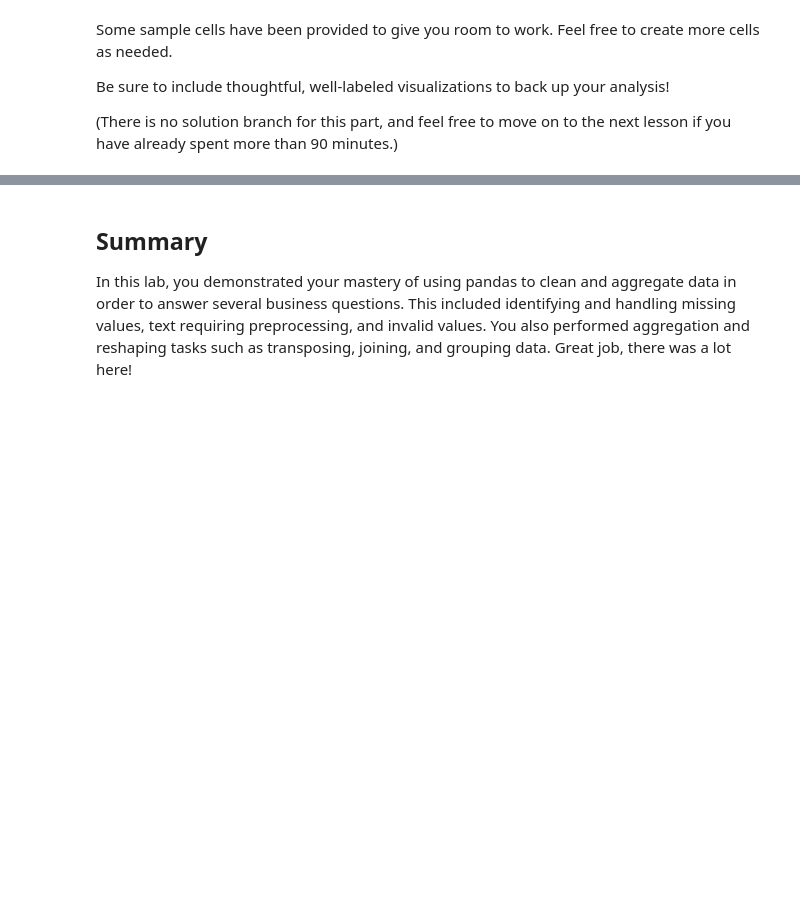
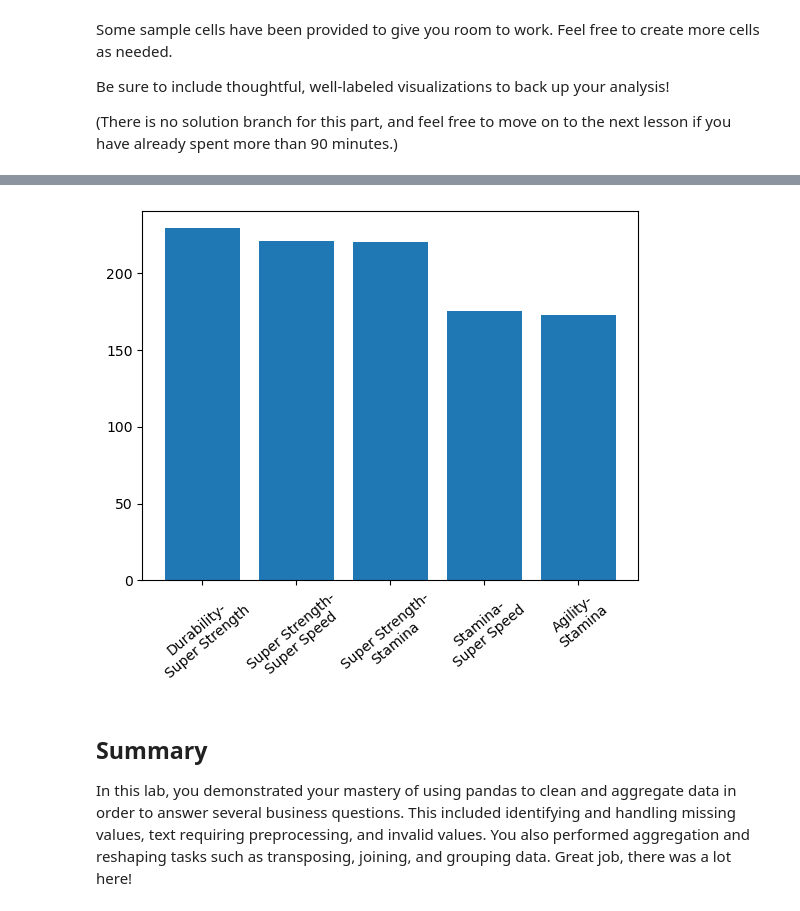
Before and after one commit to jgoett2/dsc-pandas-data-cleaning-lab, a Jupyter notebook: index.ipynb, the cells around one changed output, grey strips where cells are left out. Cells and saved outputs as stored; diff of their text form; code cells hidden in the pictures; blank space fills up the shorter version.

Commit message:
add final graphic

```diff
--- a/index.ipynb
+++ b/index.ipynb
@@ -570,3 +767,16 @@ print(f"They appear together a total of {dist_sorted[0][1]} times.")
+# %%
+#pairs = [x[0]+"-"+x[1] for x in dist_sorted[:5]]
+values = [x[1] for x in dist_sorted[:5]];
+
+x_val = []
+fig, ax = plt.subplots()
+for p1, p2 in pairs:
+    x_val.append(p1+"-\n"+p2)
+
+ax.bar(x=x_val,height=values)
+ax.tick_params(axis='x', rotation=40)
+# %% [output]
+[figure, added]
 # %% [markdown]
 ## Summary
 
```
Also changed, not shown: parts of 28 cells of this notebook.
